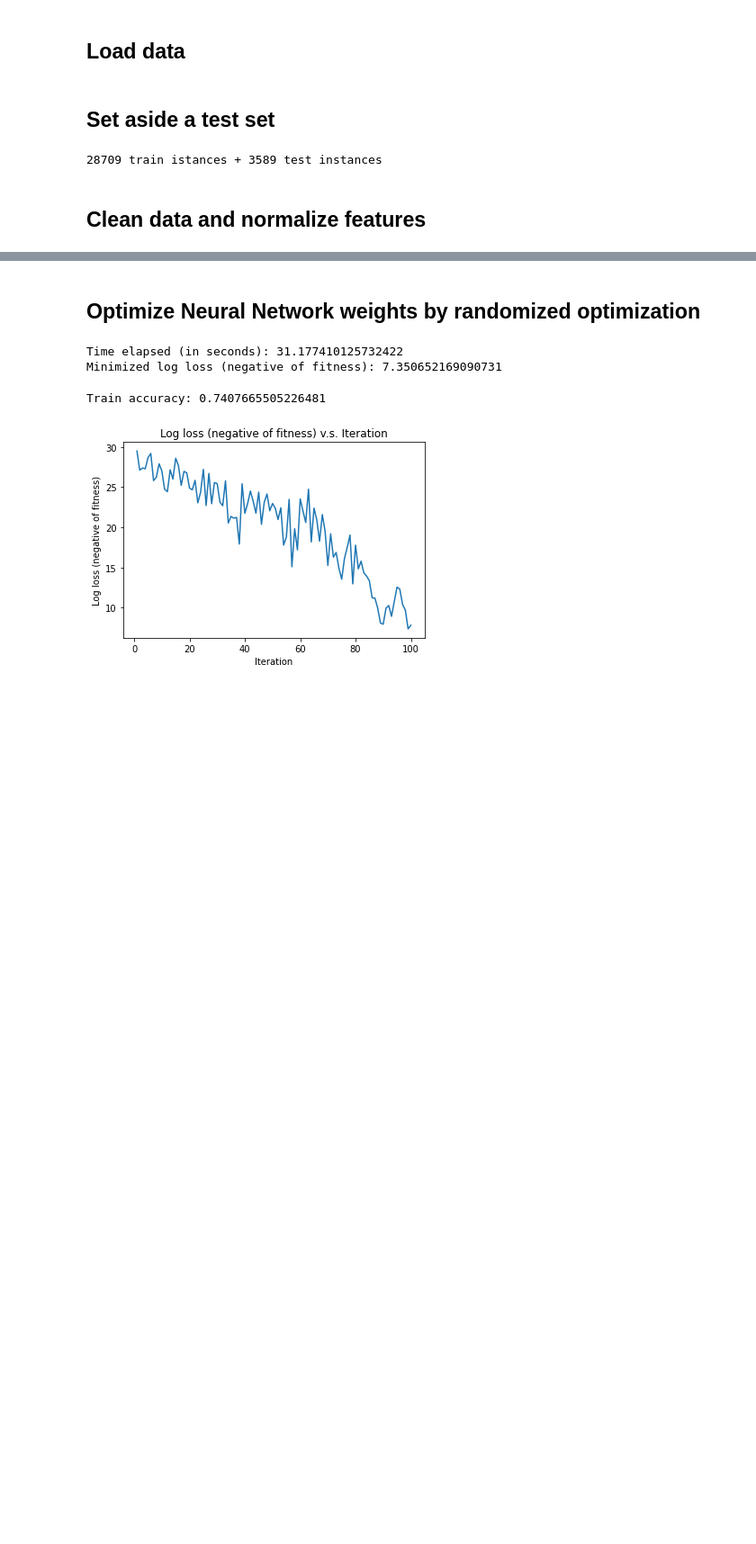
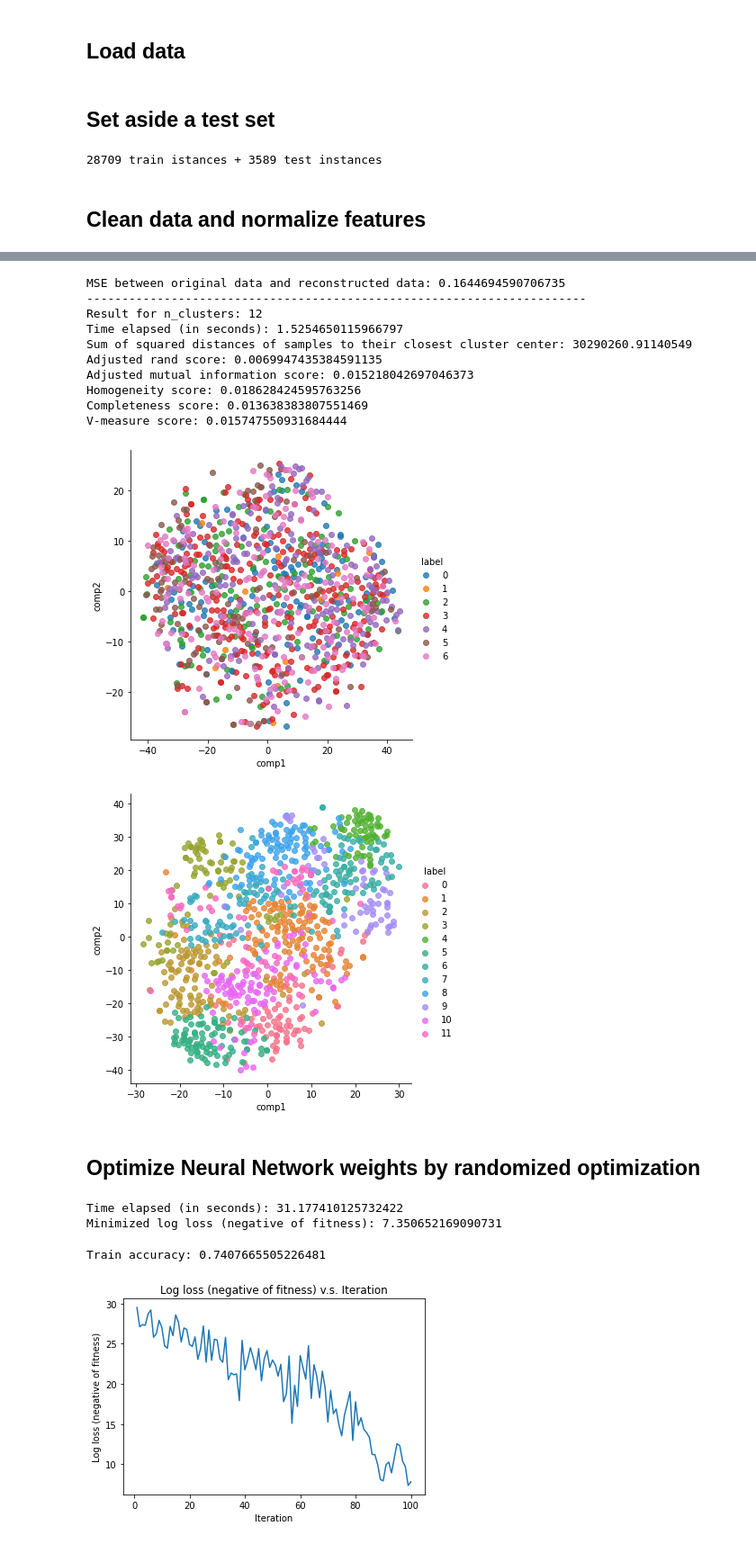
Before and after one commit to yujing1004/cs7641, a Jupyter notebook: assignment3/unsupervised_learning.ipynb, the cells around one changed output, grey strips where cells are left out. Shown at 90% size. Drawn from its saved outputs; the diff is of its cells as text; code cells hidden in the pictures; blank space fills up the shorter version.

```diff
--- a/assignment3/unsupervised_learning.ipynb
+++ b/assignment3/unsupervised_learning.ipynb
@@ -199,3 +217,29 @@ sns.lmplot(x='comp1', y='comp2', data=df_tsne, hue='label', fit_reg=False)
+# %%
+# Dimensionality reduction settings
+dr_algorithm = 'pca'
+assert dr_algorithm in {'pca', 'ica', 'random_projection', 'lda'}
+n_components = 50
+
+# Clustering settings
+clustering_algorithm = 'k_means'
+assert clustering_algorithm in {'k_means', 'em'}
+n_clusters = 12  # Set to an integer (discovered best n_clusters) or a list of integers (to discover best n_clusters)
+# %%
+reduced_X = dr_all_in_one(dr_algorithm, n_components, train_X, train_y)
+clustering_all_in_one(clustering_algorithm, n_clusters, reduced_X)
+# %% [output]
+MSE between original data and reconstructed data: 0.1644694590706735
+-----------------------------------------------------------------------
+Result for n_clusters: 12
+Time elapsed (in seconds): 1.5254650115966797
+Sum of squared distances of samples to their closest cluster center: 30290260.91140549
+Adjusted rand score: 0.0069947435384591135
+Adjusted mutual information score: 0.015218042697046373
+Homogeneity score: 0.018628424595763256
+Completeness score: 0.013638383807551469
+V-measure score: 0.015747550931684444
+[figure, added]
+[figure, added]
 # %% [markdown]
 ## Optimize Neural Network weights by randomized optimization
 # %%
```
Also changed, not shown: parts of 13 cells of this notebook.
